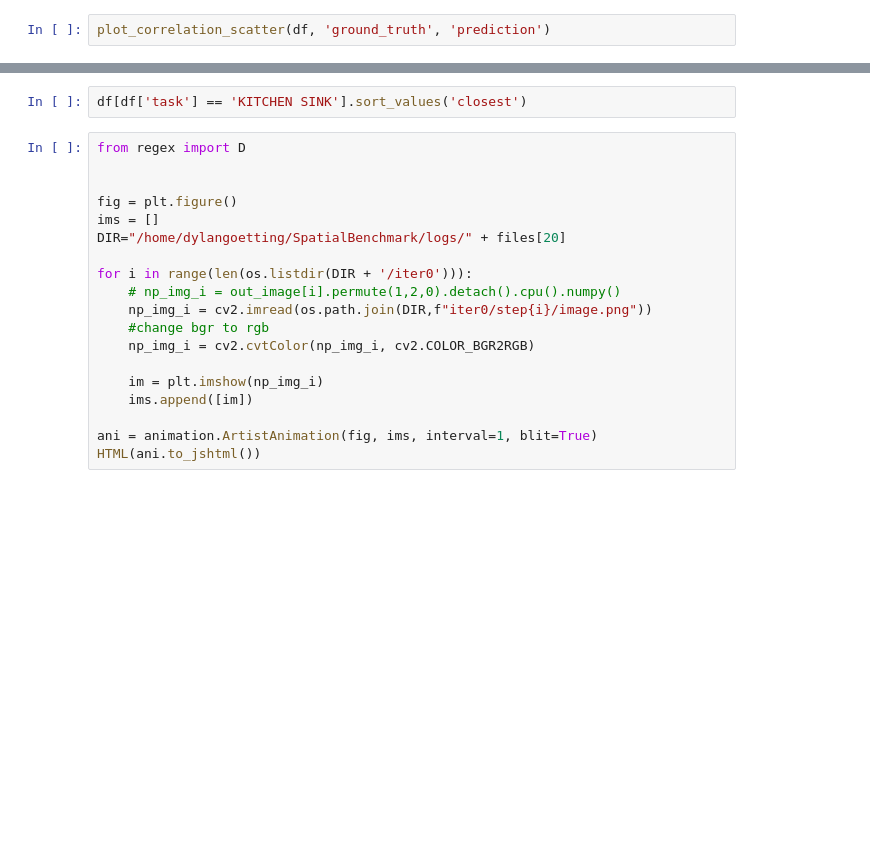
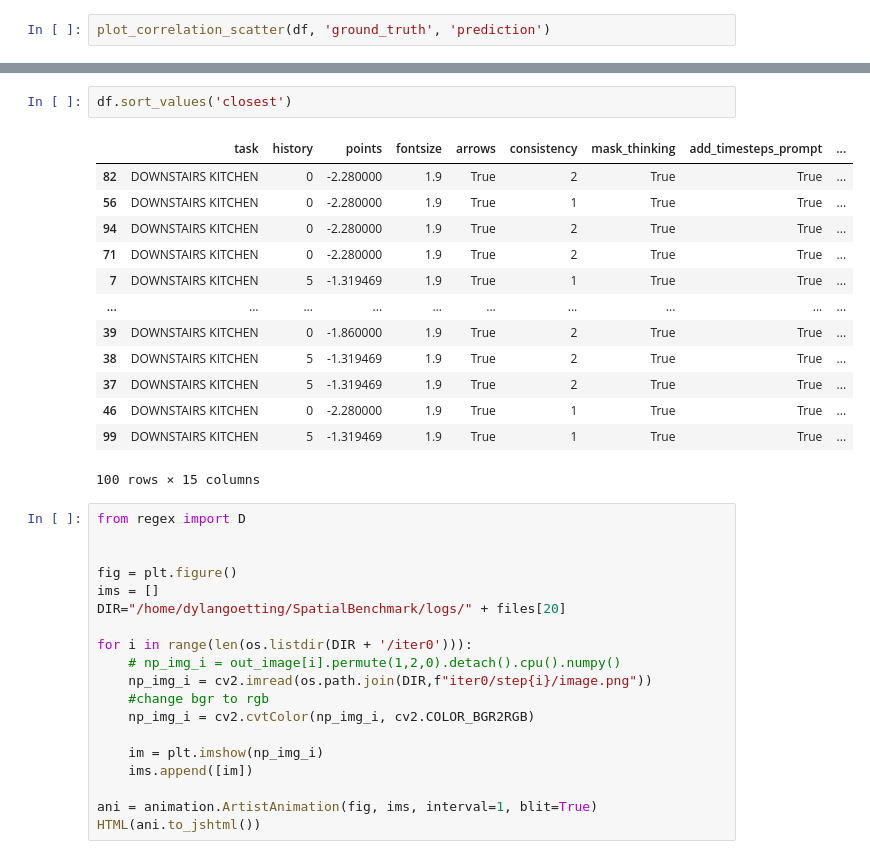
Before and after one commit to dylan-goetting/EVQA, a Jupyter notebook: scripts/analysis.ipynb, the cells around one changed output, grey strips where cells are left out. Cells and saved outputs as stored; diff of their text form; blank space fills up the shorter version.

```diff
--- a/scripts/analysis.ipynb
+++ b/scripts/analysis.ipynb
@@ -167,5 +184,19 @@ files[20]
 # %%
-df[df['task'] == 'KITCHEN SINK'].sort_values('closest')
+df.sort_values('closest')
+# %% [output]
+|  | task | history | points | fontsize | arrows | consistency | mask_thinking | add_timesteps_prompt | ... |
+| 82 | DOWNSTAIRS KITCHEN | 0 | -2.280000 | 1.9 | True | 2 | True | True | ... |
+| 56 | DOWNSTAIRS KITCHEN | 0 | -2.280000 | 1.9 | True | 1 | True | True | ... |
+| 94 | DOWNSTAIRS KITCHEN | 0 | -2.280000 | 1.9 | True | 2 | True | True | ... |
+| 71 | DOWNSTAIRS KITCHEN | 0 | -2.280000 | 1.9 | True | 2 | True | True | ... |
+| 7 | DOWNSTAIRS KITCHEN | 5 | -1.319469 | 1.9 | True | 1 | True | True | ... |
+| ... | ... | ... | ... | ... | ... | ... | ... | ... | ... |
+| 39 | DOWNSTAIRS KITCHEN | 0 | -1.860000 | 1.9 | True | 2 | True | True | ... |
+| 38 | DOWNSTAIRS KITCHEN | 5 | -1.319469 | 1.9 | True | 2 | True | True | ... |
+| 37 | DOWNSTAIRS KITCHEN | 5 | -1.319469 | 1.9 | True | 2 | True | True | ... |
+| 46 | DOWNSTAIRS KITCHEN | 0 | -2.280000 | 1.9 | True | 1 | True | True | ... |
+| 99 | DOWNSTAIRS KITCHEN | 5 | -1.319469 | 1.9 | True | 1 | True | True | ... |
+100 rows × 15 columns
 # %%
 from regex import D
 
```
Also changed, not shown: parts of 6 cells of this notebook, 1 other file.
